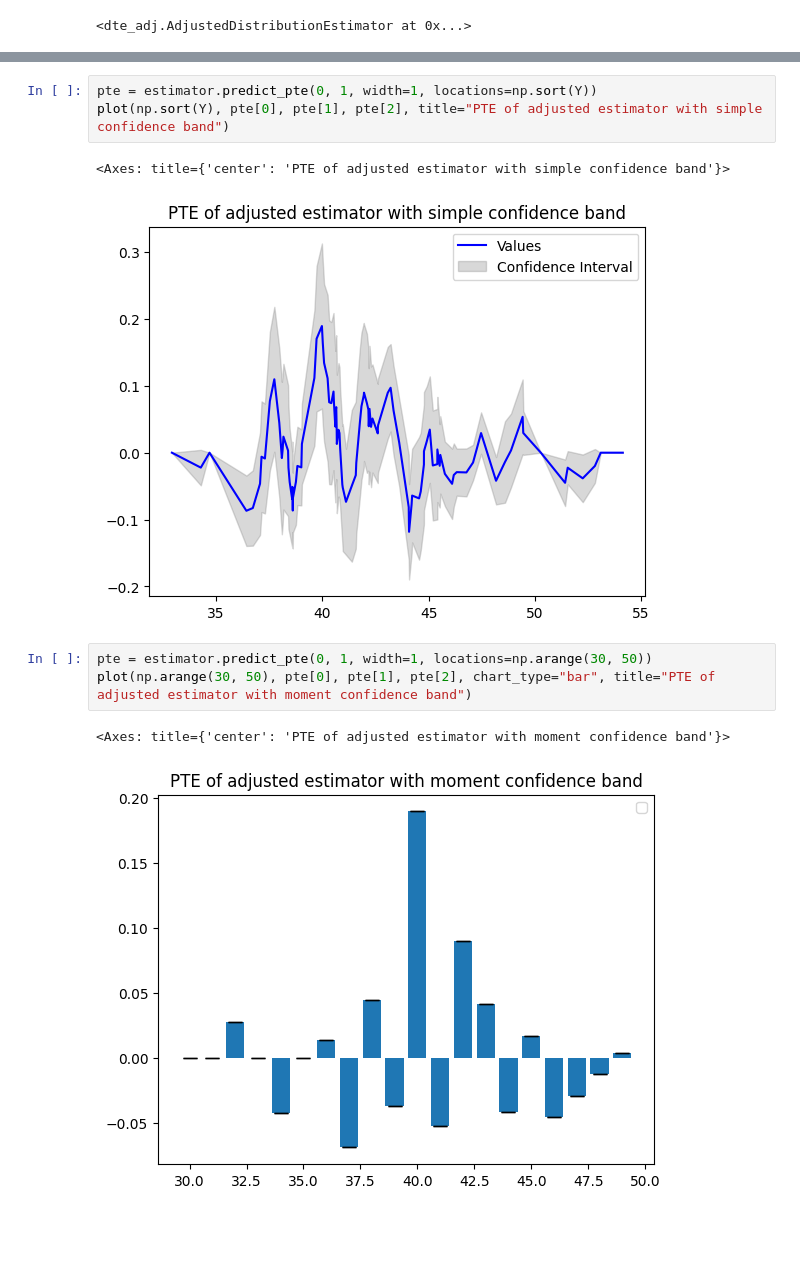
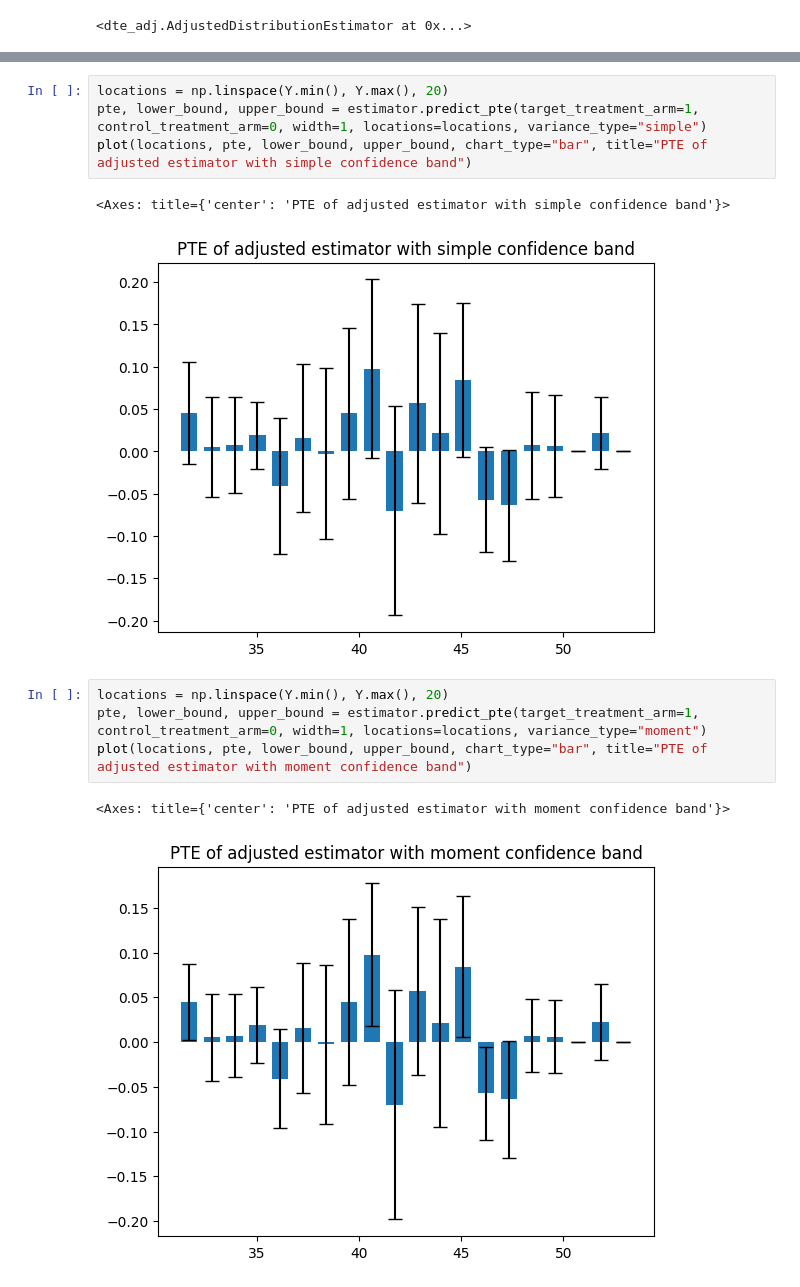
Before and after one commit to CyberAgentAILab/python-dte-adjustment, a Jupyter notebook: example/example.ipynb, the cells around one changed output, grey strips where cells are left out. Saved outputs shown, nothing was run; the diff lists cells and outputs as text; blank space fills up the shorter version.

```diff
--- a/example/example.ipynb
+++ b/example/example.ipynb
@@ -123,14 +131,16 @@ plot(np.sort(Y), dte[0], dte[1], dte[2], title="DTE of adjusted estimator with u
 # %%
-pte = estimator.predict_pte(0, 1, width=1, locations=np.sort(Y))
-plot(np.sort(Y), pte[0], pte[1], pte[2], title="PTE of adjusted estimator with simple confidence band")
+locations = np.linspace(Y.min(), Y.max(), 20)
+pte, lower_bound, upper_bound = estimator.predict_pte(target_treatment_arm=1, control_treatment_arm=0, width=1, locations=locations, variance_type="simple")
+plot(locations, pte, lower_bound, upper_bound, chart_type="bar", title="PTE of adjusted estimator with simple confidence band")
 # %% [output]
 <Axes: title={'center': 'PTE of adjusted estimator with simple confidence band'}>
-[figure, old version]
+[figure, new version]
 # %%
-pte = estimator.predict_pte(0, 1, width=1, locations=np.arange(30, 50))
-plot(np.arange(30, 50), pte[0], pte[1], pte[2], chart_type="bar", title="PTE of adjusted estimator with moment confidence band")
+locations = np.linspace(Y.min(), Y.max(), 20)
+pte, lower_bound, upper_bound = estimator.predict_pte(target_treatment_arm=1, control_treatment_arm=0, width=1, locations=locations, variance_type="moment")
+plot(locations, pte, lower_bound, upper_bound, chart_type="bar", title="PTE of adjusted estimator with moment confidence band")
 # %% [output]
 <Axes: title={'center': 'PTE of adjusted estimator with moment confidence band'}>
-[figure, old version]
+[figure, new version]
 # %%
 quantiles = np.array([0.1 * i for i in range(1, 10)], dtype=np.float32)
```
Also changed, not shown: parts of 8 cells of this notebook, 14 other files.
